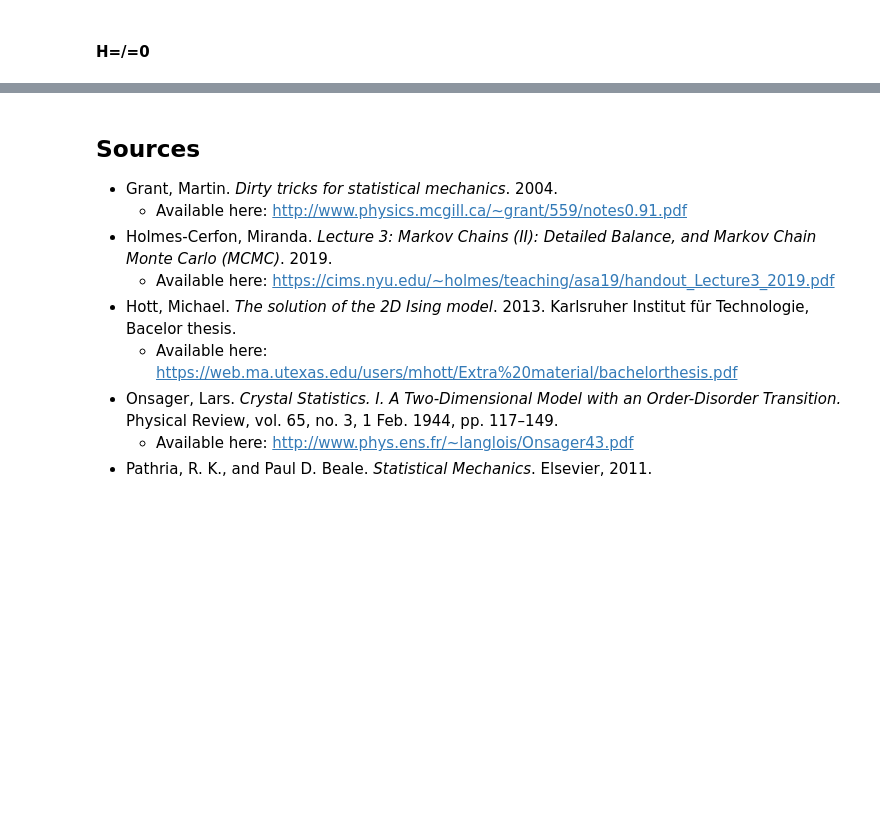
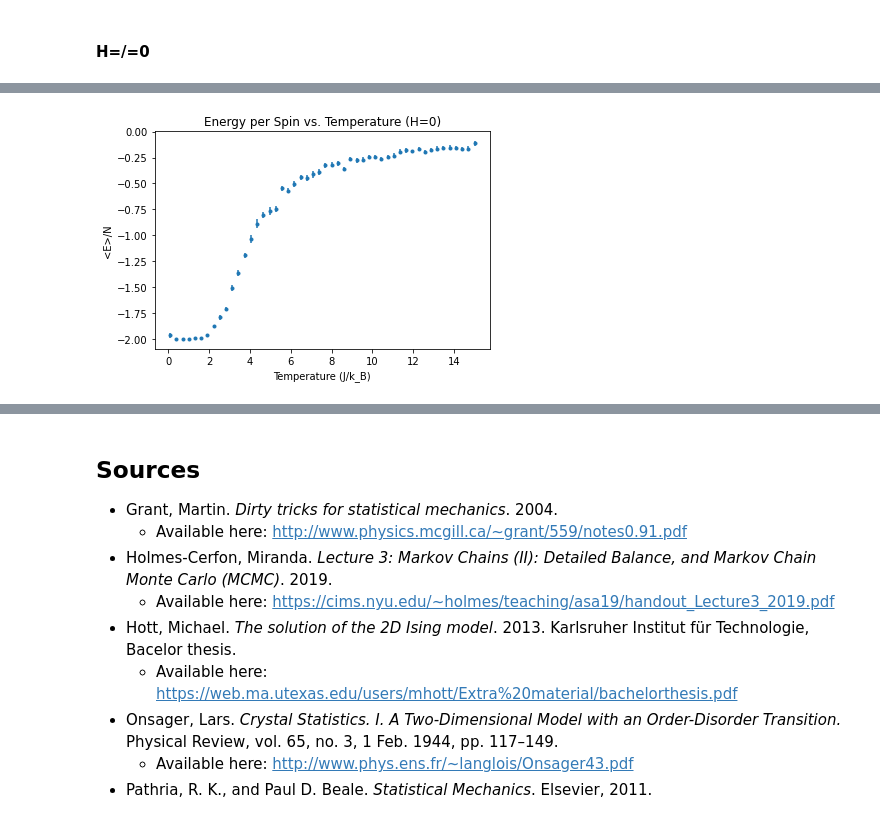
Before and after one commit to WillPugs/ising-model, a Jupyter notebook: ising_2d.ipynb, the cells around one changed output, grey strips where cells are left out. Cells and saved outputs as stored; diff of their text form; code cells hidden in the pictures; blank space fills up the shorter version.

```diff
--- a/ising_2d.ipynb
+++ b/ising_2d.ipynb
@@ -364,0 +367,11 @@ plt.show()
+# %%
+plt.figure()
+
+plt.errorbar(x=temperatures, y=energies, yerr=energies_unc, marker='.', ls='', label='Simulation')
+
+plt.title("Energy per Spin vs. Temperature (H=0)")
+plt.xlabel("Temperature (J/k_B)")
+plt.ylabel("<E>/N")
+plt.show()
+# %% [output]
+[figure, added]
```
Also changed, not shown: parts of 7 cells of this notebook, 2 other files.
